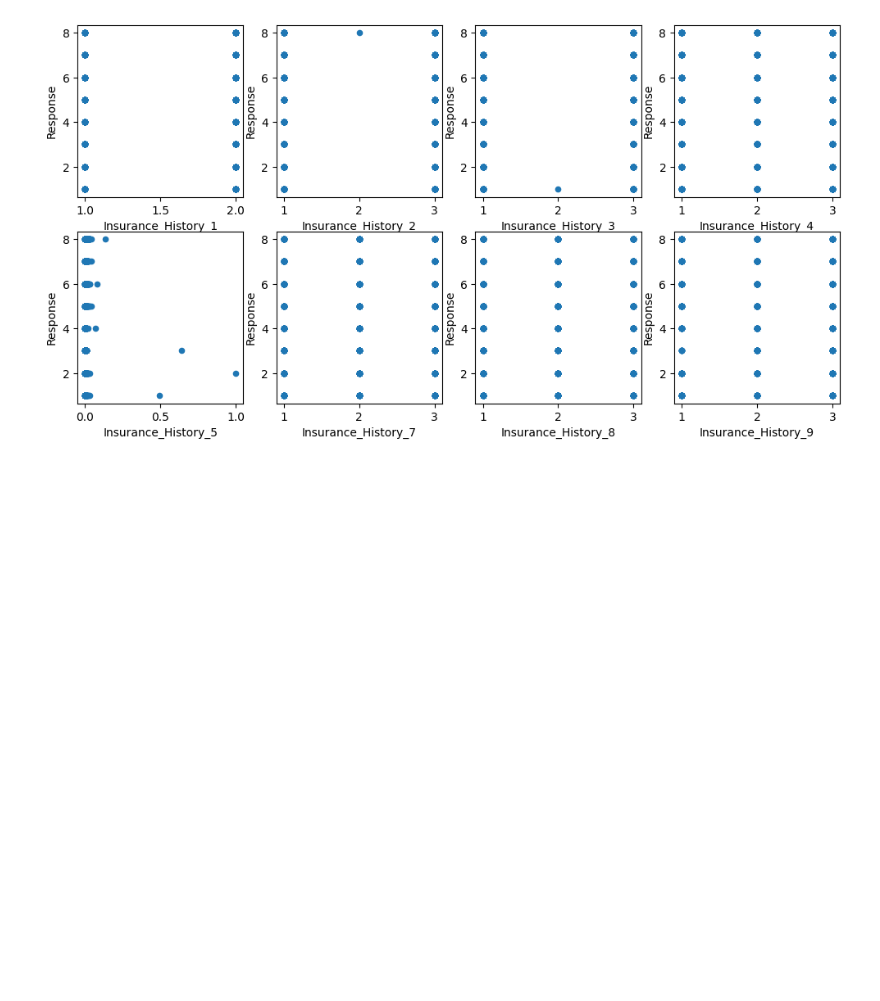
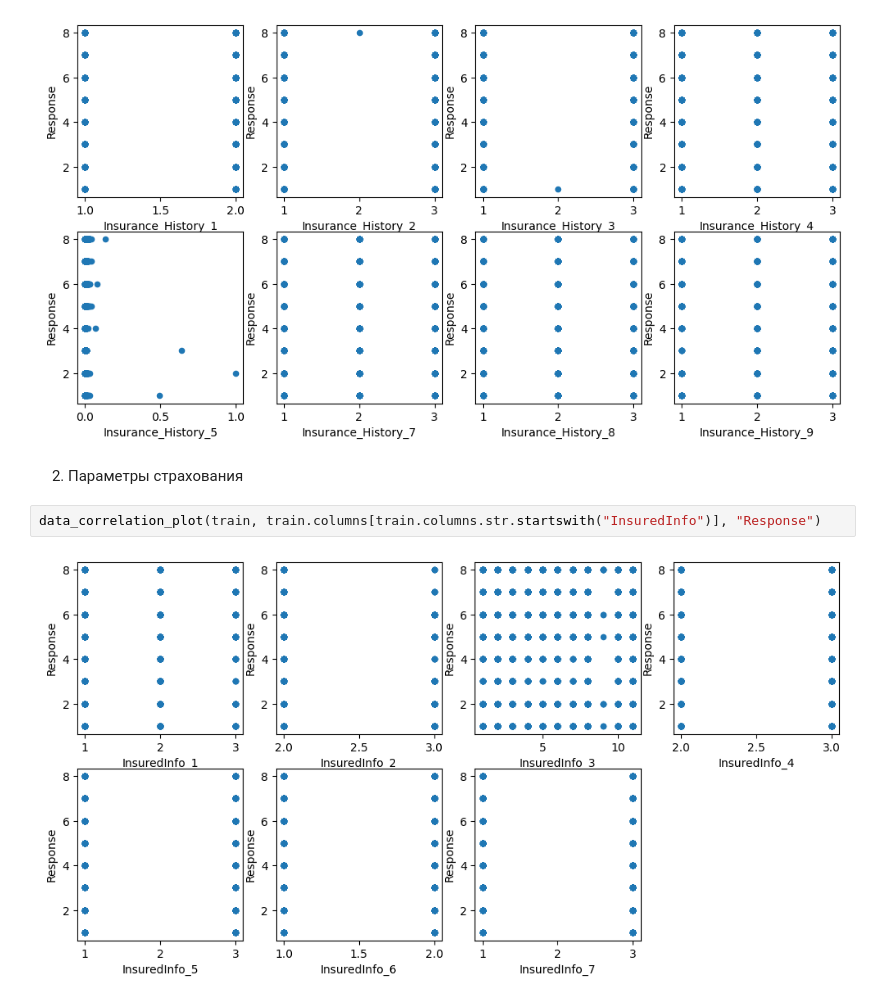
Before and after one commit to iteegi/data-science-algo, a Jupyter notebook: data-science-algo/tasks/14_insurance_scoring.ipynb, the cells around one changed output. Saved outputs shown, nothing was run; the diff lists cells and outputs as text; blank space fills up the shorter version.

```diff
--- a/data-science-algo/tasks/14_insurance_scoring.ipynb
+++ b/data-science-algo/tasks/14_insurance_scoring.ipynb
@@ -70,3 +70,9 @@ plt.show()
 data_correlation_plot(train, train.columns[train.columns.str.startswith("Insurance_History")], "Response")
 # %% [output]
 [figure]
+# %% [markdown]
+2. Параметры страхования
+# %%
+data_correlation_plot(train, train.columns[train.columns.str.startswith("InsuredInfo")], "Response")
+# %% [output]
+[figure, added]
```
